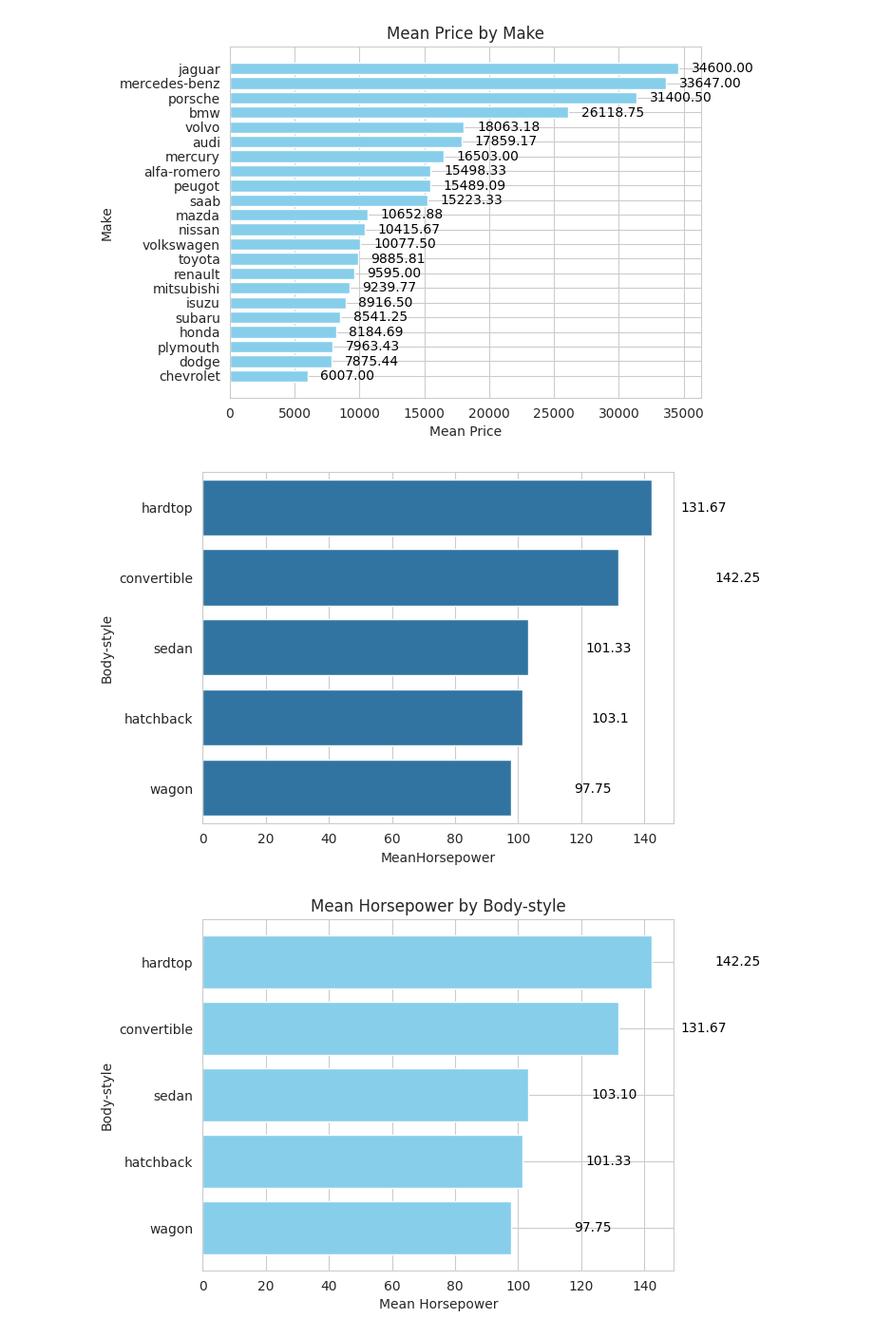
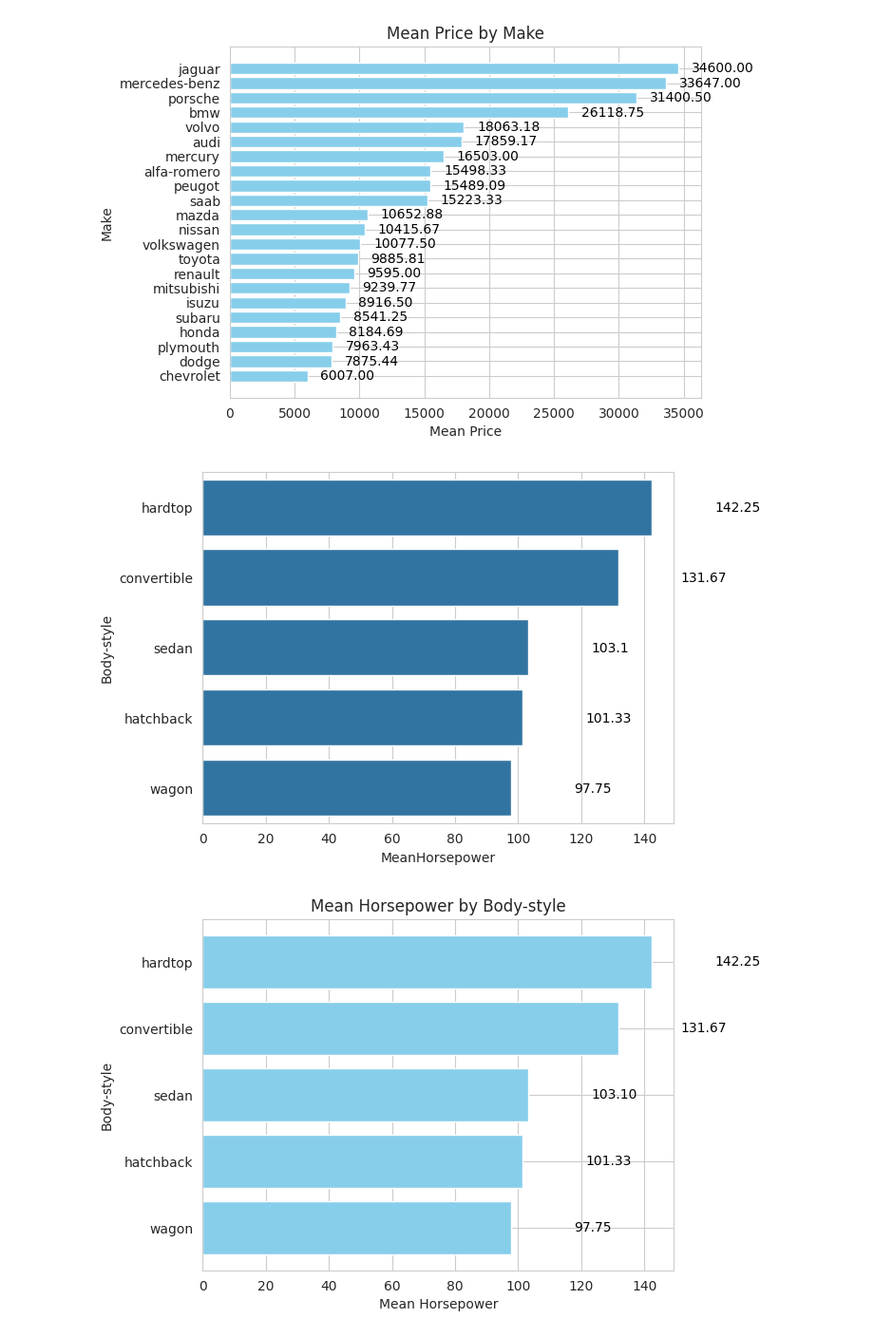
Before and after one commit to shannonshih/Tibame_GAD245-Practice-HW_0122, a Jupyter notebook: 05_03_LAB_Automobile.ipynb, the cells around one changed output. Shown at 95% size. Cells and saved outputs as stored; diff of their text form; code cells hidden in the pictures.

```diff
--- a/05_03_LAB_Automobile.ipynb
+++ b/05_03_LAB_Automobile.ipynb
@@ -431,7 +437,7 @@ mean_price = data.groupby("make")["price"].mean().reset_index(name="MeanPrice").
 ax = sns.barplot(mean_price, x="MeanPrice", y="make")
 for index, row in mean_price.iterrows():
     ax.text(row["MeanPrice"] + 1000, # 偏移量，確保數字不會隱形重疊
-            index,
+            mean_price["make"].tolist().index(row["make"]),
             round(row["MeanPrice"], 2), # 顯示價格，保留兩位小數
             color="black",
             ha="left", # 水平對齊
@@ -461,19 +467,19 @@ plt.show()
 # %%
 # 練習題
 # 計算不同車型的平均馬力
 mean_horsepower = data.groupby("Body-style")["horsepower"].mean().reset_index(name="MeanHorsepower").sort_values(by="MeanHorsepower", ascending=False)
 #mean_price = mean_price.sort_values(by="MeanPrice", ascending=False)
 ax = sns.barplot(mean_horsepower, x="MeanHorsepower", y="Body-style")
 for index, row in mean_horsepower.iterrows():
     ax.text(row["MeanHorsepower"] + 20, # 偏移量，確保數字不會隱形重疊
-            index,
+            mean_horsepower["Body-style"].tolist().index(row["Body-style"]),
             round(row["MeanHorsepower"], 2), # 顯示價格，保留兩位小數
             color="black",
             ha="left", # 水平對齊
             va="center") # 垂直對齊
 plt.show()
 # %% [output]
-[figure, old version]
+[figure, new version]
 # %%
 mean_horsepower = data.groupby("Body-style")["horsepower"].mean().reset_index(name="MeanHorsepower").sort_values(by="MeanHorsepower", ascending=False)
 bars = plt.barh(mean_horsepower["Body-style"][::-1], mean_horsepower["MeanHorsepower"][::-1], color="skyblue")
```
Also changed, not shown: parts of 21 cells of this notebook.
